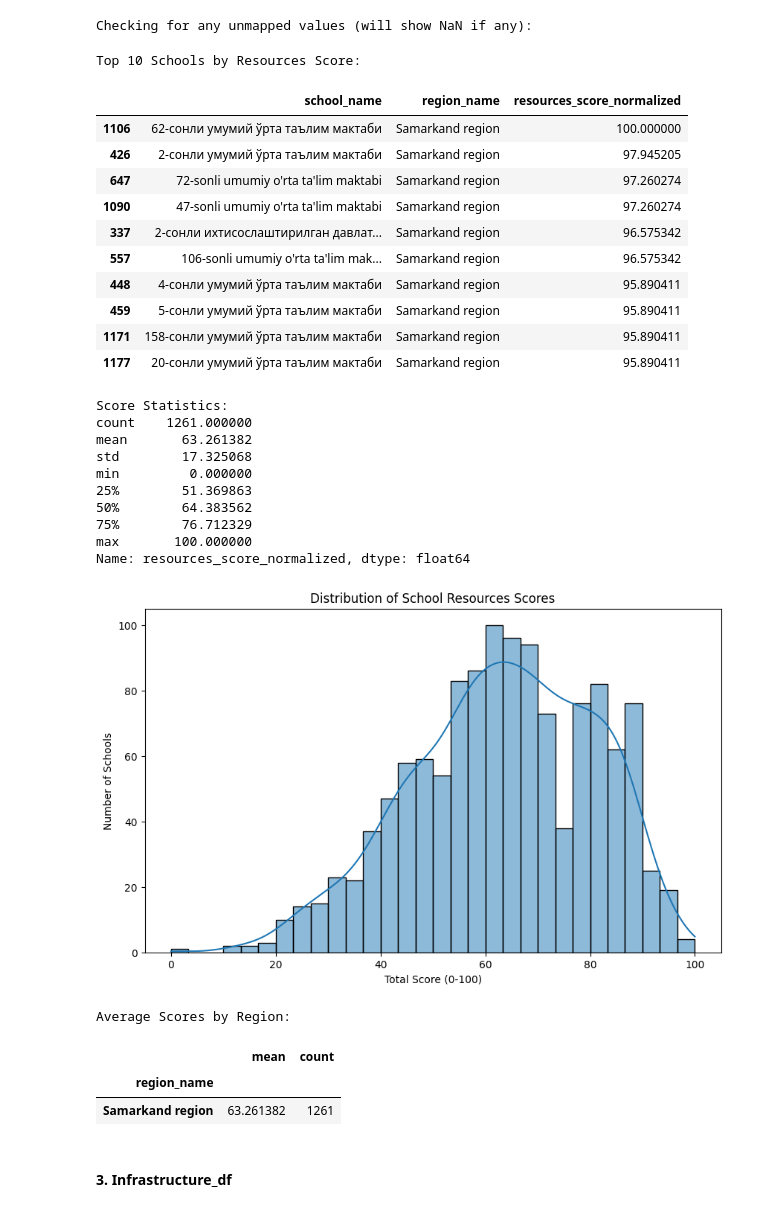
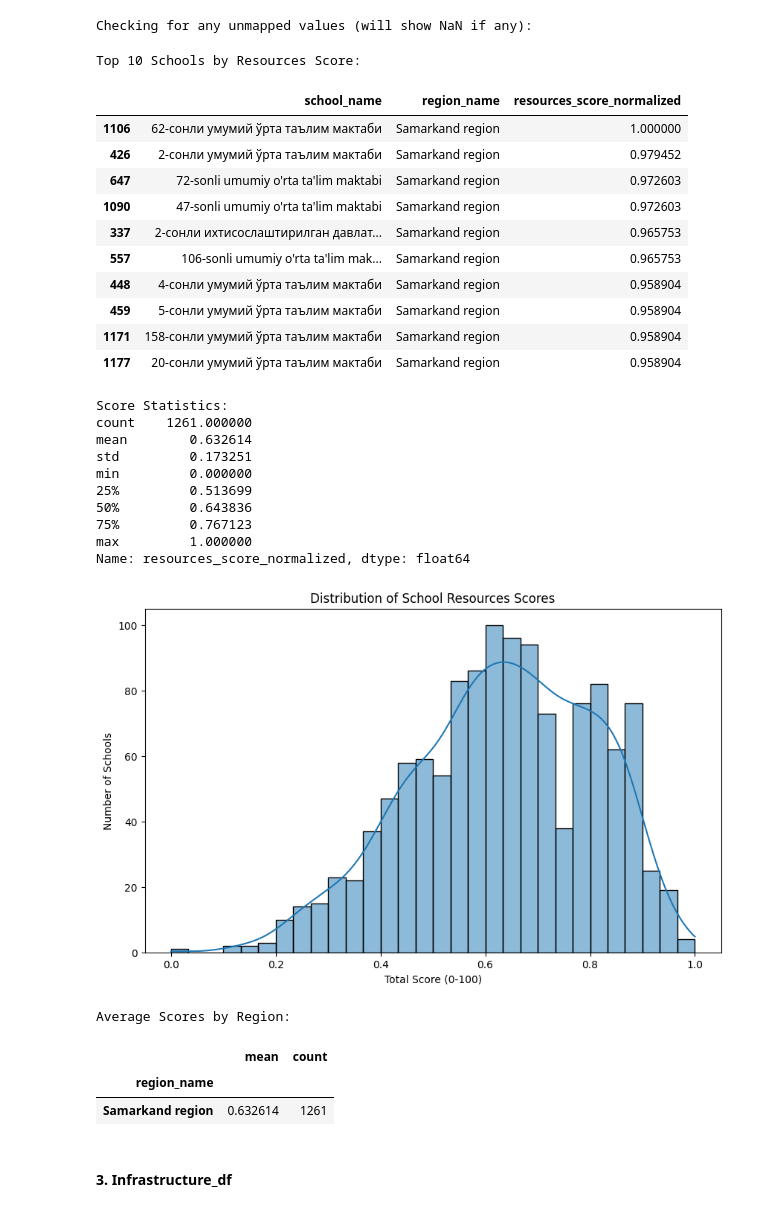
Before and after one commit to Kartikrast/social-infra-prediction-model, a Jupyter notebook: python_files/steps.ipynb, the cells around one changed output. Drawn from its saved outputs; the diff is of its cells as text; code cells hidden in the pictures.

```diff
--- a/python_files/steps.ipynb
+++ b/python_files/steps.ipynb
@@ -2115,60 +2128,60 @@ score_columns = resources_df_transformed.columns.difference(['ID', 'school_name'
 
 # Calculate total score by summing all columns
 resources_df_transformed['total_score'] = resources_df_transformed[score_columns].sum(axis=1)
 
-# Normalize the total score to 0-100 scale for easier interpretation
+# Normalize the total score to 0-1 scale for easier interpretation
 resources_df_transformed['resources_score_normalized'] = ((resources_df_transformed['total_score'] - resources_df_transformed['total_score'].min()) /
-                                                    (resources_df_transformed['total_score'].max() - resources_df_transformed['total_score'].min())) * 100
+                                                    (resources_df_transformed['total_score'].max() - resources_df_transformed['total_score'].min()))
 
 # Show top 10 schools
 print("Top 10 Schools by Resources Score:")
 top_10_schools = resources_df_transformed[['school_name', 'region_name', 'resources_score_normalized']].nlargest(10, 'resources_score_normalized')
 display(top_10_schools)
 
 # Basic statistics of the scores
 print("\nScore Statistics:")
 print(resources_df_transformed['resources_score_normalized'].describe())
 
 # Visualize the distribution of scores
 plt.figure(figsize=(10, 6))
 sns.histplot(data=resources_df_transformed, x='resources_score_normalized', bins=30, kde=True)
 plt.title('Distribution of School Resources Scores')
 plt.xlabel('Total Score (0-100)')
 plt.ylabel('Number of Schools')
 plt.show()
 
 # Show average scores by region
 print("\nAverage Scores by Region:")
 regional_scores = resources_df_transformed.groupby('region_name')['resources_score_normalized'].agg(['mean', 'count']).sort_values('mean', ascending=False)
 display(regional_scores)
 # %% [output]
 Top 10 Schools by Resources Score:
 |  | school_name | region_name | resources_score_normalized |
-| 1106 | 62-сонли умумий ўрта таълим мактаби | Samarkand region | 100.000000 |
-| 426 | 2-сонли умумий ўрта таълим мактаби | Samarkand region | 97.945205 |
-| 647 | 72-sonli umumiy o'rta ta'lim maktabi | Samarkand region | 97.260274 |
-| 1090 | 47-sonli umumiy o'rta ta'lim maktabi | Samarkand region | 97.260274 |
-| 337 | 2-сонли ихтисослаштирилган давлат... | Samarkand region | 96.575342 |
-| 557 | 106-sonli umumiy o'rta ta'lim mak... | Samarkand region | 96.575342 |
-| 448 | 4-сонли умумий ўрта таълим мактаби | Samarkand region | 95.890411 |
-| 459 | 5-сонли умумий ўрта таълим мактаби | Samarkand region | 95.890411 |
-| 1171 | 158-сонли умумий ўрта таълим мактаби | Samarkand region | 95.890411 |
-| 1177 | 20-сонли умумий ўрта таълим мактаби | Samarkand region | 95.890411 |
+| 1106 | 62-сонли умумий ўрта таълим мактаби | Samarkand region | 1.000000 |
+| 426 | 2-сонли умумий ўрта таълим мактаби | Samarkand region | 0.979452 |
+| 647 | 72-sonli umumiy o'rta ta'lim maktabi | Samarkand region | 0.972603 |
+| 1090 | 47-sonli umumiy o'rta ta'lim maktabi | Samarkand region | 0.972603 |
+| 337 | 2-сонли ихтисослаштирилган давлат... | Samarkand region | 0.965753 |
+| 557 | 106-sonli umumiy o'rta ta'lim mak... | Samarkand region | 0.965753 |
+| 448 | 4-сонли умумий ўрта таълим мактаби | Samarkand region | 0.958904 |
+| 459 | 5-сонли умумий ўрта таълим мактаби | Samarkand region | 0.958904 |
+| 1171 | 158-сонли умумий ўрта таълим мактаби | Samarkand region | 0.958904 |
+| 1177 | 20-сонли умумий ўрта таълим мактаби | Samarkand region | 0.958904 |
 Score Statistics:
 count    1261.000000
-mean       63.261382
-std        17.325068
+mean        0.632614
+std         0.173251
 min         0.000000
-25%        51.369863
-50%        64.383562
-75%        76.712329
-max       100.000000
+25%         0.513699
+50%         0.643836
+75%         0.767123
+max         1.000000
 Name: resources_score_normalized, dtype: float64
 [figure]
 Average Scores by Region:
 |  | mean | count |
 | region_name |  |  |
-| Samarkand region | 63.261382 | 1261 |
+| Samarkand region | 0.632614 | 1261 |
 # %% [markdown]
 #### 3. Infrastructure_df
 # %%
```
Also changed, not shown: parts of 50 cells of this notebook.
